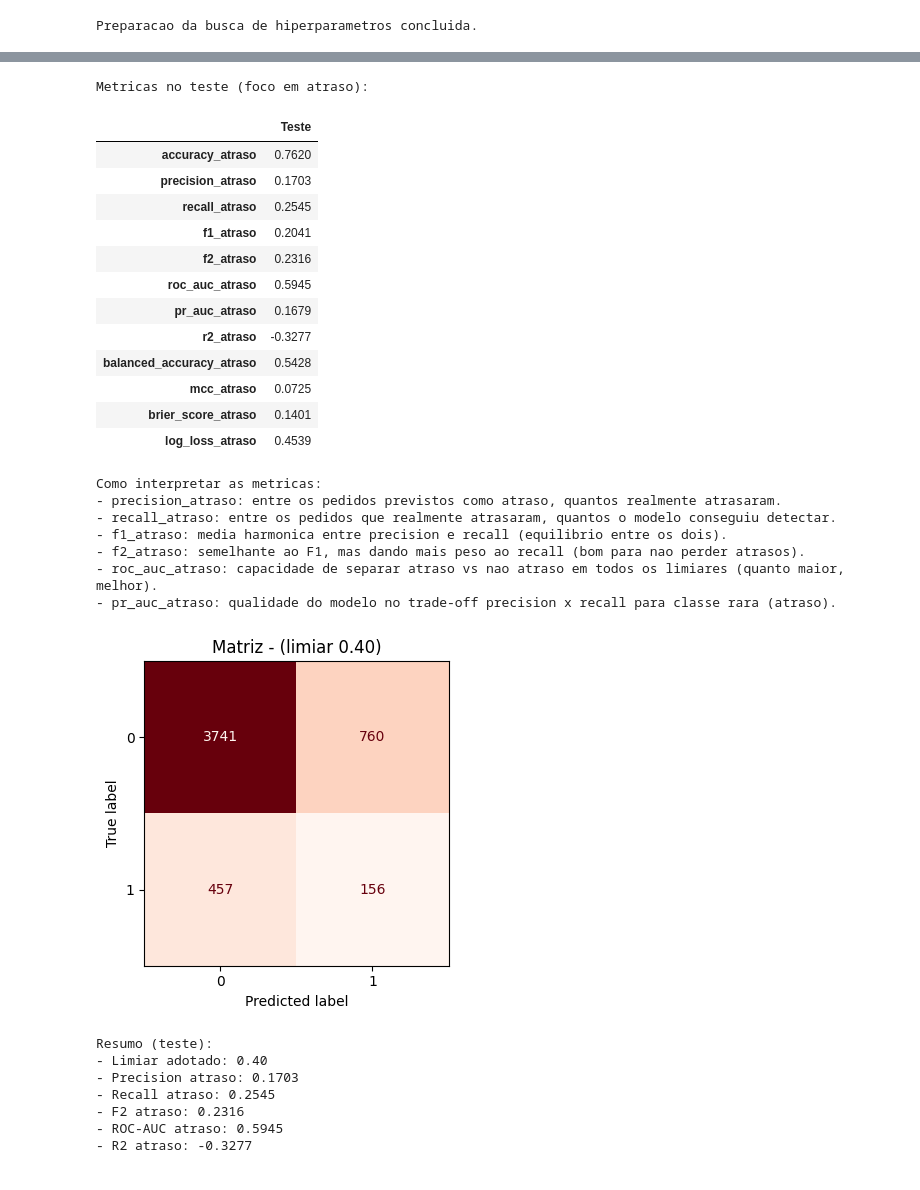
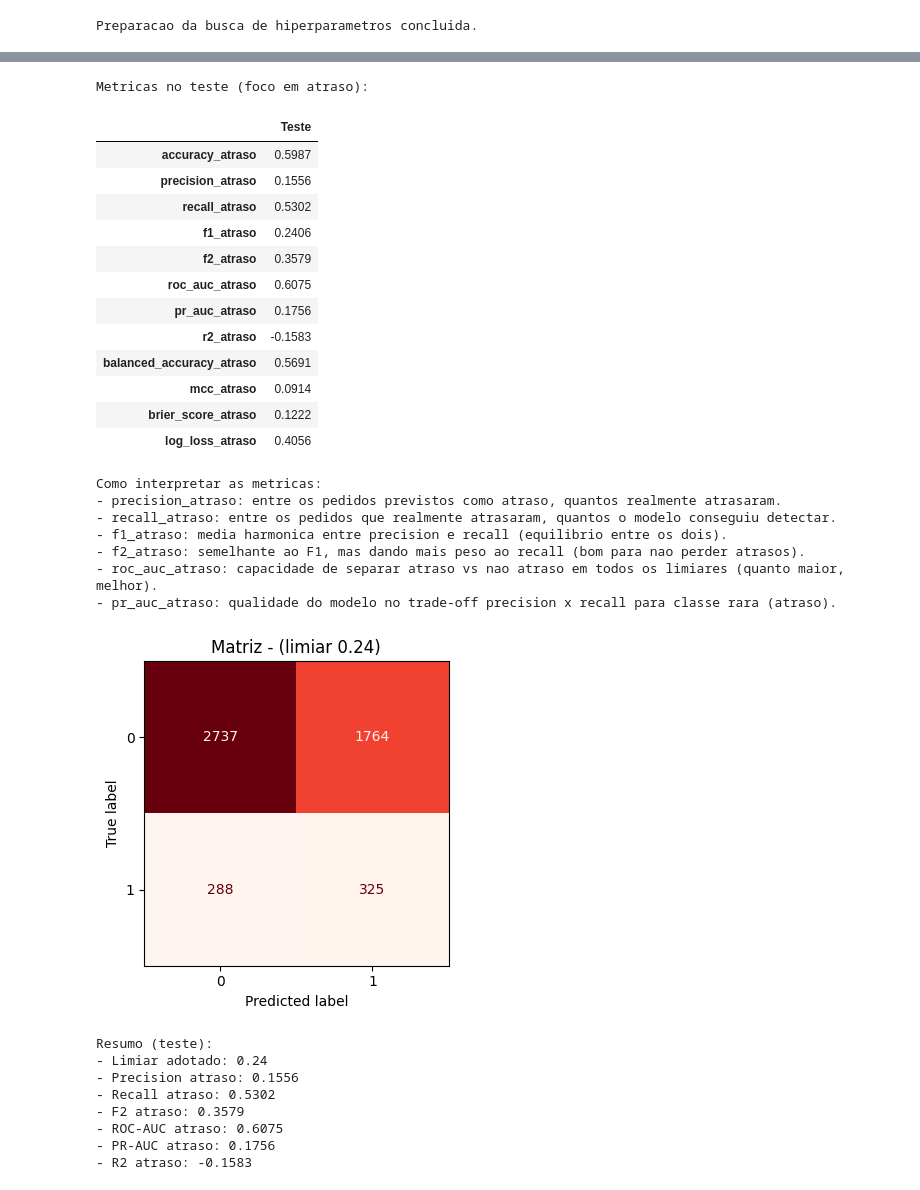
Before and after one commit to Last-Mile-Optimization/backend, a Jupyter notebook: modelo/split-temporal/XGBoost_temporal_split.ipynb, the cells around one changed output, grey strips where cells are left out. Drawn from its saved outputs; the diff is of its cells as text; code cells hidden in the pictures.

Commit message:
Atualização de parametros e pesos do modelo xgboost

```diff
--- a/modelo/split-temporal/XGBoost_temporal_split.ipynb
+++ b/modelo/split-temporal/XGBoost_temporal_split.ipynb
@@ -392,34 +390,27 @@ Study name: xgb_temporal_split
 Comando dashboard: optuna-dashboard sqlite:///C:/Users/otavi/OneDrive/Desktop/last-mile-tcc/backend/modelo/split-temporal/optuna_xgb_temporal.db --port 8080
 # %%
 # Celula 5: treino final do modelo com os melhores hiperparametros + avaliacao no teste.
-sample_weight_v2 = np.where(y_train.values == 0, w0, 1.0)
-
 model_v2 = XGBClassifier(
     objective="binary:logistic",
     eval_metric="logloss",
     random_state=4242,
     n_jobs=-1,
+    scale_pos_weight=scale_pos_weight,
     **best_params_v2,
 )
-model_v2.fit(X_train, y_train, sample_weight=sample_weight_v2)
+model_v2.fit(X_train, y_train)
 
-# Converte saida do modelo para probabilidade de atraso (classe 0).
-y_proba_class1_v2_train = model_v2.predict_proba(X_train)[:, 1]
-y_proba_class1_v2_test = model_v2.predict_proba(X_test)[:, 1]
-y_proba_atraso_v2_train = 1.0 - y_proba_class1_v2_train
-y_proba_atraso_v2_test = 1.0 - y_proba_class1_v2_test
+# Probabilidade de atraso (classe 1).
+y_proba_v2_train = model_v2.predict_proba(X_train)[:, 1]
+y_proba_v2_test = model_v2.predict_proba(X_test)[:, 1]
 
-# Mantem o limiar escolhido para atraso e converte a decisao equivalente para a classe 1.
-threshold_class1_v2 = 1.0 - best_threshold_v2
-y_pred_class1_v2_train = (y_proba_class1_v2_train >= threshold_class1_v2).astype(int)
-y_pred_class1_v2_test = (y_proba_class1_v2_test >= threshold_class1_v2).astype(int)
-y_pred_atraso_v2_train = (y_proba_atraso_v2_train >= best_threshold_v2).astype(int)
-y_pred_atraso_v2_test = (y_proba_atraso_v2_test >= best_threshold_v2).astype(int)
+y_pred_v2_train = (y_proba_v2_train >= best_threshold_v2).astype(int)
+y_pred_v2_test = (y_proba_v2_test >= best_threshold_v2).astype(int)
 
-res_v2_train = metricas_atraso(y_train, y_pred_atraso_v2_train, y_proba_atraso_v2_train)
-res_v2_test = metricas_atraso(y_test, y_pred_atraso_v2_test, y_proba_atraso_v2_test)
-metricas_treino_v2 = metricas_gerais(y_train, y_pred_class1_v2_train, y_proba_class1_v2_train)
-metricas_teste_v2 = metricas_gerais(y_test, y_pred_class1_v2_test, y_proba_class1_v2_test)
+res_v2_train = metricas_atraso(y_train, y_pred_v2_train, y_proba_v2_train)
+res_v2_test = metricas_atraso(y_test, y_pred_v2_test, y_proba_v2_test)
+metricas_treino_v2 = metricas_gerais(y_train, y_pred_v2_train, y_proba_v2_train)
+metricas_teste_v2 = metricas_gerais(y_test, y_pred_v2_test, y_proba_v2_test)
 
 print("Metricas no teste (foco em atraso):")
 display(pd.DataFrame(pd.Series(res_v2_test, name="Teste")).round(4))
@@ -431,53 +422,54 @@ print("- recall_atraso: entre os pedidos que realmente atrasaram, quantos o mode
 print("- f1_atraso: media harmonica entre precision e recall (equilibrio entre os dois).")
 print("- f2_atraso: semelhante ao F1, mas dando mais peso ao recall (bom para nao perder atrasos).")
 print("- roc_auc_atraso: capacidade de separar atraso vs nao atraso em todos os limiares (quanto maior, melhor).")
 print("- pr_auc_atraso: qualidade do modelo no trade-off precision x recall para classe rara (atraso).")
 
 # Exibe matriz de confusao para visualizar erros da V2 no teste.
-y_true_atraso_test = (y_test == 0).astype(int)
 fig, ax = plt.subplots(figsize=(5, 4))
 ConfusionMatrixDisplay.from_predictions(
-    y_true_atraso_test, y_pred_atraso_v2_test, cmap="Reds", ax=ax, colorbar=False
+    y_test, y_pred_v2_test, cmap="Reds", ax=ax, colorbar=False
 )
 ax.set_title(f"Matriz - (limiar {best_threshold_v2:.2f})")
 plt.tight_layout()
 plt.show()
 
 print("Resumo (teste):")
 print(f"- Limiar adotado: {best_threshold_v2:.2f}")
 print(f"- Precision atraso: {res_v2_test['precision_atraso']:.4f}")
 print(f"- Recall atraso: {res_v2_test['recall_atraso']:.4f}")
 print(f"- F2 atraso: {res_v2_test['f2_atraso']:.4f}")
 print(f"- ROC-AUC atraso: {res_v2_test['roc_auc_atraso']:.4f}")
+print(f"- PR-AUC atraso: {res_v2_test['pr_auc_atraso']:.4f}")
 print(f"- R2 atraso: {res_v2_test['r2_atraso']:.4f}")
 # %% [output]
 Metricas no teste (foco em atraso):
 |  | Teste |
-| accuracy_atraso | 0.7620 |
-| precision_atraso | 0.1703 |
-| recall_atraso | 0.2545 |
-| f1_atraso | 0.2041 |
-| f2_atraso | 0.2316 |
-| roc_auc_atraso | 0.5945 |
-| pr_auc_atraso | 0.1679 |
-| r2_atraso | -0.3277 |
-| balanced_accuracy_atraso | 0.5428 |
-| mcc_atraso | 0.0725 |
-| brier_score_atraso | 0.1401 |
-| log_loss_atraso | 0.4539 |
+| accuracy_atraso | 0.5987 |
+| precision_atraso | 0.1556 |
+| recall_atraso | 0.5302 |
+| f1_atraso | 0.2406 |
+| f2_atraso | 0.3579 |
+| roc_auc_atraso | 0.6075 |
+| pr_auc_atraso | 0.1756 |
+| r2_atraso | -0.1583 |
+| balanced_accuracy_atraso | 0.5691 |
+| mcc_atraso | 0.0914 |
+| brier_score_atraso | 0.1222 |
+| log_loss_atraso | 0.4056 |
 Como interpretar as metricas:
 - precision_atraso: entre os pedidos previstos como atraso, quantos realmente atrasaram.
 - recall_atraso: entre os pedidos que realmente atrasaram, quantos o modelo conseguiu detectar.
 - f1_atraso: media harmonica entre precision e recall (equilibrio entre os dois).
 - f2_atraso: semelhante ao F1, mas dando mais peso ao recall (bom para nao perder atrasos).
 - roc_auc_atraso: capacidade de separar atraso vs nao atraso em todos os limiares (quanto maior, melhor).
 - pr_auc_atraso: qualidade do modelo no trade-off precision x recall para classe rara (atraso).
-[figure, old version]
+[figure, new version]
 Resumo (teste):
-- Limiar adotado: 0.40
-- Precision atraso: 0.1703
-- Recall atraso: 0.2545
-- F2 atraso: 0.2316
-- ROC-AUC atraso: 0.5945
-- R2 atraso: -0.3277
+- Limiar adotado: 0.24
+- Precision atraso: 0.1556
+- Recall atraso: 0.5302
+- F2 atraso: 0.3579
+- ROC-AUC atraso: 0.6075
+- PR-AUC atraso: 0.1756
+- R2 atraso: -0.1583
 # %%
```
Also changed, not shown: parts of 4 cells of this notebook.
